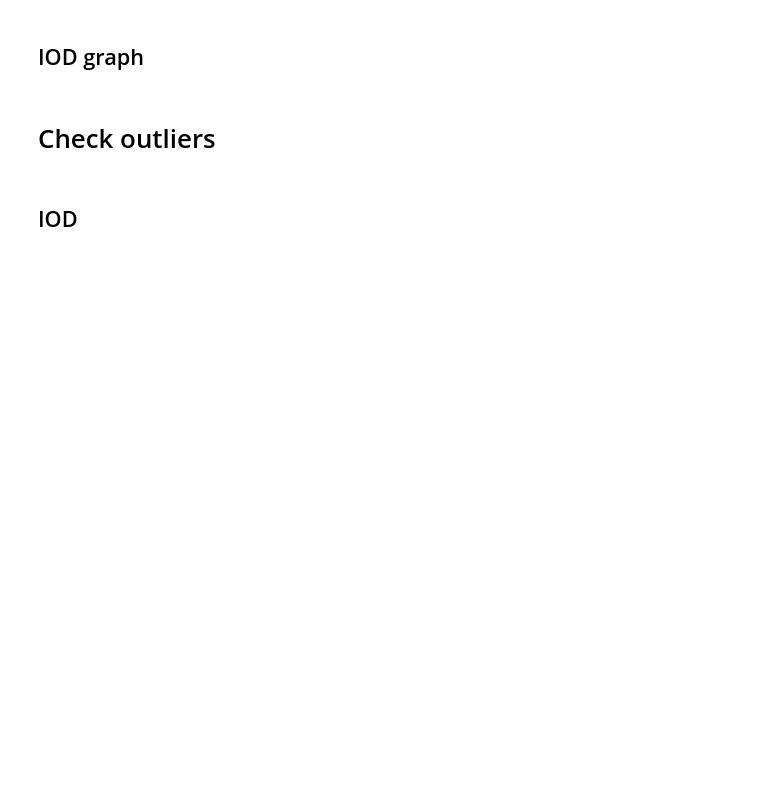
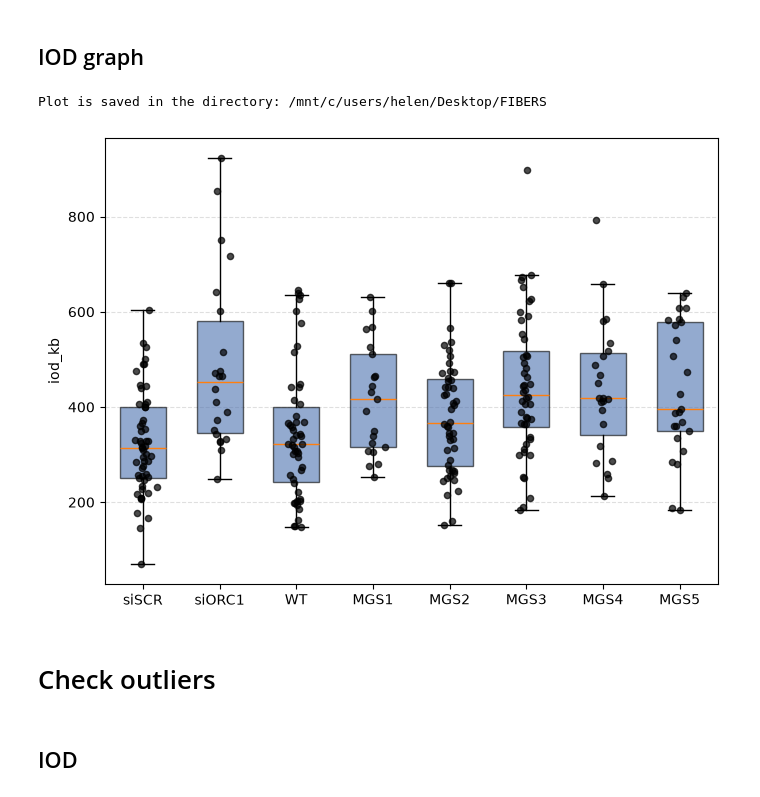
Before and after one commit to Lopatushka/DNA_fibers, a Jupyter notebook: data_agg.ipynb, the cells around one changed output. Saved outputs shown, nothing was run; the diff lists cells and outputs as text; code cells hidden in the pictures; blank space fills up the shorter version.

```diff
--- a/data_agg.ipynb
+++ b/data_agg.ipynb
@@ -247,7 +284,7 @@ data_plot = iod_kb
 var = "IOD_kb"
 
 # Order of groups (optional)
-sample_order = ["HaloEmpty", "WT", "MGS1", "MGS2", "MGS3", "MGS4", "MGS5"]
+sample_order = ["siSCR", "siORC1", "WT", "MGS1", "MGS2", "MGS3", "MGS4", "MGS5"]
 
 groups = []
 labels = []
@@ -260,33 +297,36 @@ for sample in sample_order:
 
         groups.append(values)
         labels.append(sample)
 
 
 
 bp = plt.boxplot(
     groups,
     patch_artist=True,
     showfliers=False,
     widths=0.6,
 )
 
 for box in bp["boxes"]:
     box.set(facecolor="#4C72B0", alpha=0.6)
 
 # Jittered dots
 for i, values in enumerate(groups, start=1):
     x = np.random.normal(i, 0.05, len(values))
     plt.scatter(x, values, s=20, color="black", alpha=0.7, zorder=3)
 
 plt.ylabel("iod_kb")
 plt.xticks(range(1, len(labels) + 1), labels)
 plt.grid(axis="y", linestyle="--", alpha=0.4)
 
 plt.tight_layout()
 plt.savefig(f"{input_dir}/replication_speed_boxplot.png", dpi=600, bbox_inches="tight")
 print(f"Plot is saved in the directory: {input_dir}")
 
 plt.show()
+# %% [output]
+Plot is saved in the directory: /mnt/c/users/helen/Desktop/FIBERS
+[figure, added]
 # %% [markdown]
 # Check outliers
 # %% [markdown]
```
Also changed, not shown: parts of 14 cells of this notebook.
